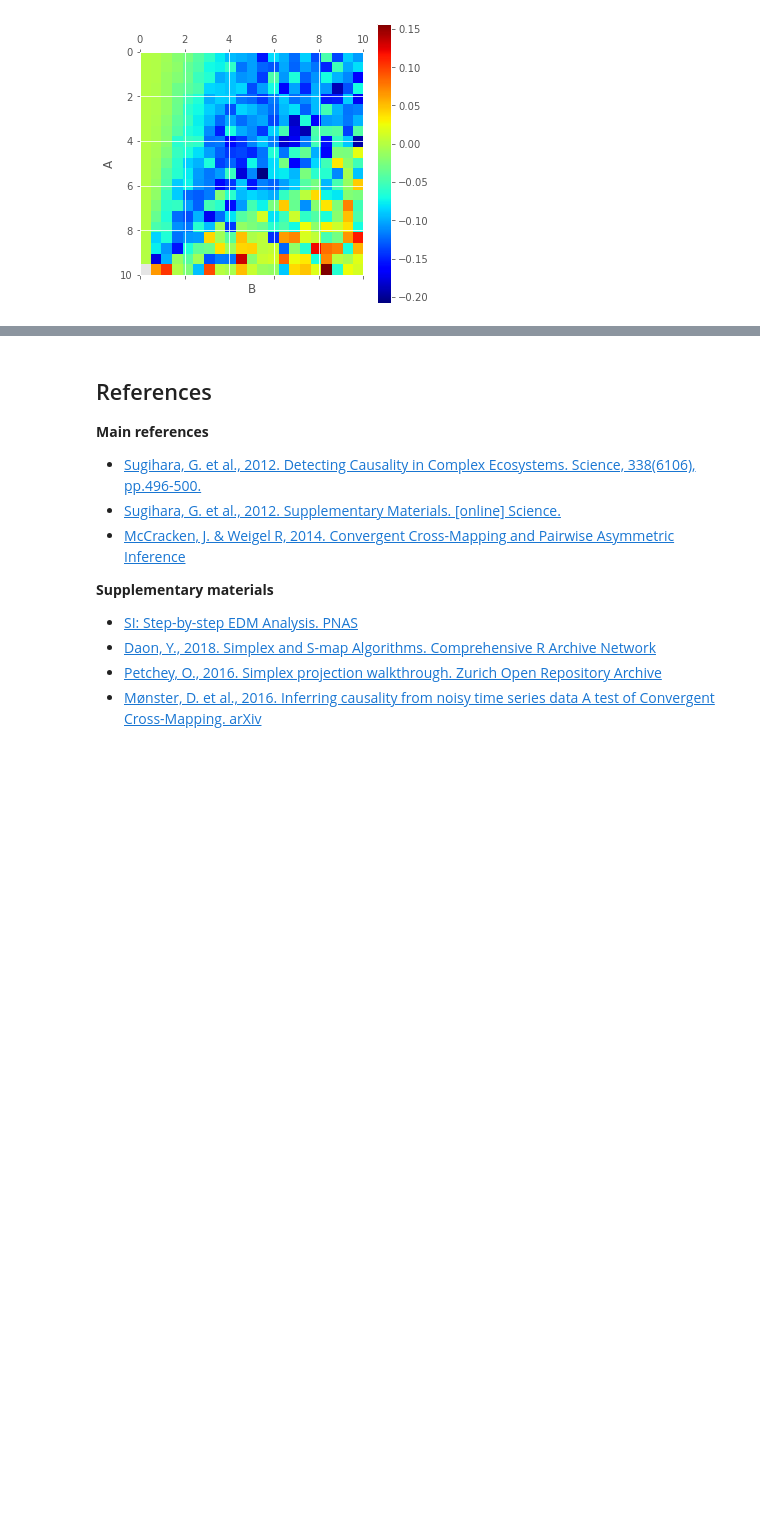
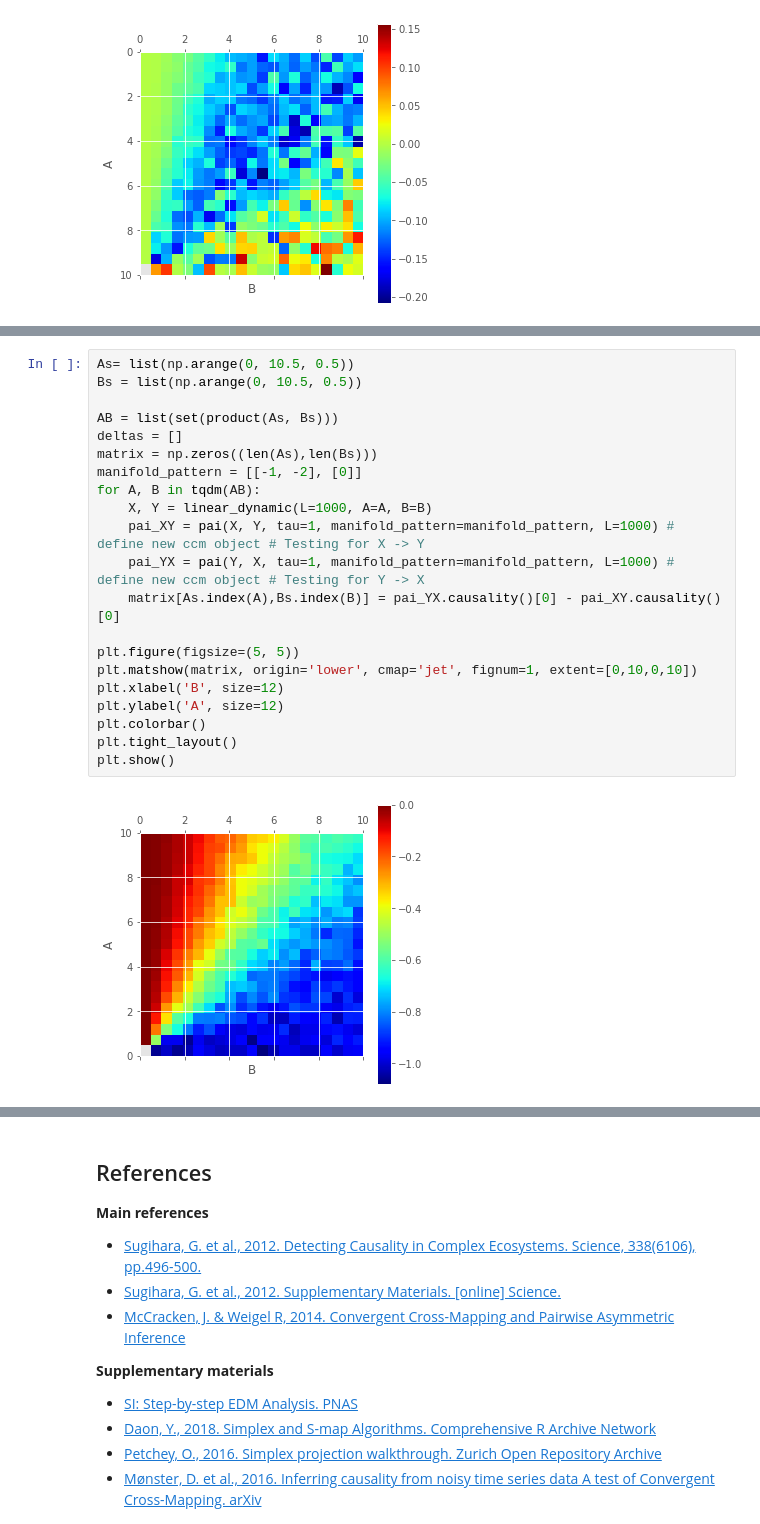
Before and after one commit to phdinds-aim/time_series_handbook, a Jupyter notebook: 06_ConvergentCrossMappingandSugiharaCausality/ccm_pai.ipynb, the cells around one changed output, grey strips where cells are left out. Saved outputs shown, nothing was run; the diff lists cells and outputs as text; blank space fills up the shorter version.

```diff
--- a/06_ConvergentCrossMappingandSugiharaCausality/ccm_pai.ipynb
+++ b/06_ConvergentCrossMappingandSugiharaCausality/ccm_pai.ipynb
@@ -1707,2 +1888,25 @@ Due to the limitations of CCM described in the previous section,
+# %%
+As= list(np.arange(0, 10.5, 0.5))
+Bs = list(np.arange(0, 10.5, 0.5))
+
+AB = list(set(product(As, Bs)))
+deltas = []
+matrix = np.zeros((len(As),len(Bs)))
+manifold_pattern = [[-1, -2], [0]]
+for A, B in tqdm(AB):
+    X, Y = linear_dynamic(L=1000, A=A, B=B)
+    pai_XY = pai(X, Y, tau=1, manifold_pattern=manifold_pattern, L=1000) # define new ccm object # Testing for X -> Y
+    pai_YX = pai(Y, X, tau=1, manifold_pattern=manifold_pattern, L=1000) # define new ccm object # Testing for Y -> X
+    matrix[As.index(A),Bs.index(B)] = pai_YX.causality()[0] - pai_XY.causality()[0]
+
+plt.figure(figsize=(5, 5))
+plt.matshow(matrix, origin='lower', cmap='jet', fignum=1, extent=[0,10,0,10])
+plt.xlabel('B', size=12)
+plt.ylabel('A', size=12)
+plt.colorbar()
+plt.tight_layout()
+plt.show()
+# %% [output]
+[figure, added]
 # %% [markdown]
 ## Summary
```
Also changed, not shown: parts of 7 cells of this notebook.
